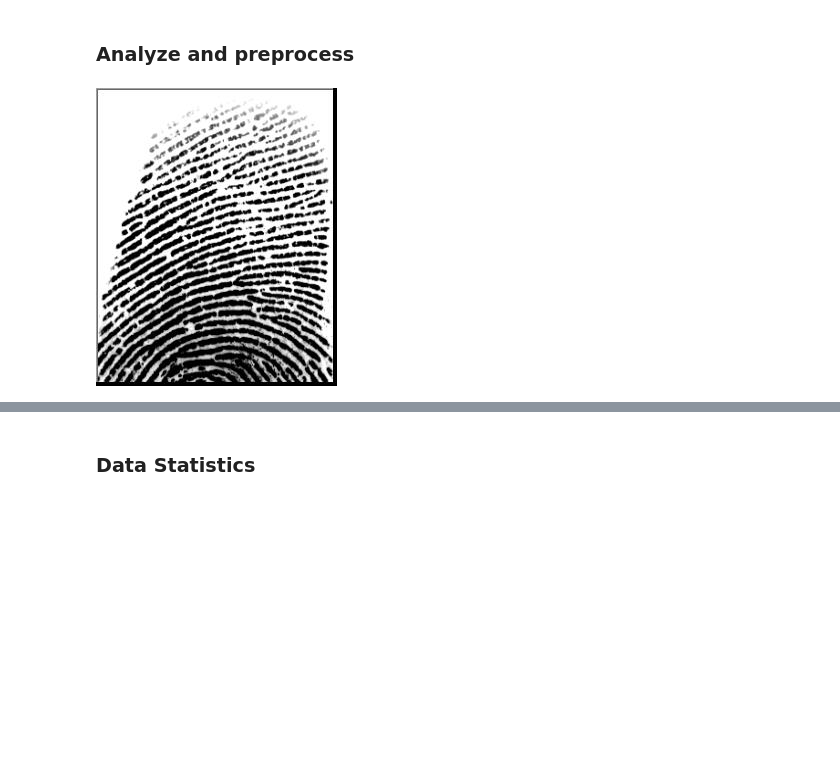
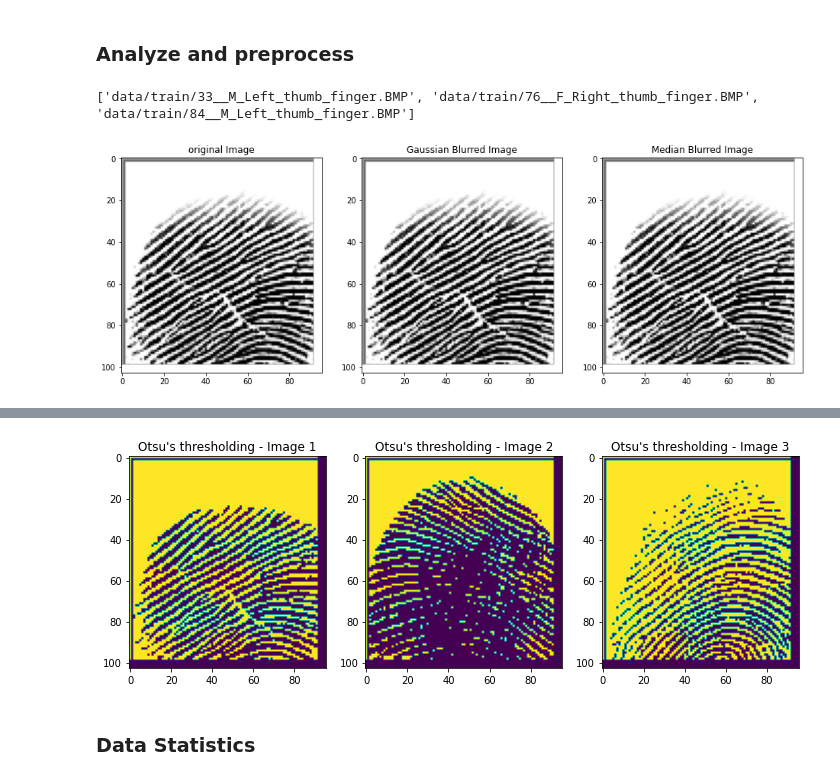
Before and after one commit to CreaTorAlexander/Project-Multimedia-Retrieval, a Jupyter notebook: fingerprint_project.ipynb, the cells around one changed output, grey strips where cells are left out. Saved outputs shown, nothing was run; the diff lists cells and outputs as text; code cells hidden in the pictures; blank space fills up the shorter version.

```diff
--- a/fingerprint_project.ipynb
+++ b/fingerprint_project.ipynb
@@ -191,20 +222,83 @@ Here you perform preprocessing on your data. You have to clean it, select approp
 # TODO: ...perform preprocessing, just as cleaning, image augmentation, grayscale adaption, etc...
 # for i in range(0, len(x_train)):
 
-img = cv2.imread(fp1.filename, 0)
+
+# displaying some random images
+random.seed(42)
+
+r = random.randint(0,len(x_train))
+display_list = x_train[r:r+3]
+
+# Image Transforms
+# Image Smoothening
+# Thresholding
+# Edge Detection
+
+image1 = imageio.imread(display_list[0])
+image2 = imageio.imread(display_list[1])
+image3 = imageio.imread(display_list[2])
+
+gauss_blur = cv2.GaussianBlur(image1,(1,1),0)
+median_blur = cv2.medianBlur(image1,1)
+
+
+fig, axes = plt.subplots(1,3,figsize = (16,16));
+axes[0].set_title("original Image");
+axes[0].imshow(image1);
+axes[1].set_title("Gaussian Blurred Image");
+axes[1].imshow(gauss_blur);
+axes[2].set_title("Median Blurred Image");
+axes[2].imshow(median_blur);
+
+
+# convert the file item to a string
+
+str_list = []
+for i in range(0, len(display_list)):
+    str_list.append(str(display_list[i]))
+
+print(str_list)
+
+
+
+# Adaptive thresholding from OpenCV library - better than Mean Thresholding
+
+img1 = cv2.imread(str_list[0],0)
+img2 = cv2.imread(str_list[1],0)
+img3 = cv2.imread(str_list[2],0)
+
+# Otsu's thresholding
+ret1,th1 = cv2.threshold(img1,0,255,cv2.THRESH_BINARY+cv2.THRESH_OTSU)
+ret2,th2 = cv2.threshold(img2,0,255,cv2.THRESH_BINARY+cv2.THRESH_OTSU)
+ret3,th3 = cv2.threshold(img3,0,255,cv2.THRESH_BINARY+cv2.THRESH_OTSU)
+
+fig, axes = plt.subplots(1,3,figsize = (12,12));
+axes[0].set_title("Otsu's thresholding - Image 1");
+axes[0].imshow(th1);
+axes[1].set_title("Otsu's thresholding - Image 2");
+axes[1].imshow(th2);
+axes[2].set_title("Otsu's thresholding - Image 3");
+axes[2].imshow(th3);
+
+
+
+
+# with library
+
+# img = cv2.imread(fp1.filename, 0)
 # Uses oriented gabor filter bank to enhance the fingerprint image.
 # The orientation of the gabor filters is decided by the orientation of ridges in the input image.
 # read input image
 
-out = fingerprint_enhancer.enhance_Fingerprint(img)		# enhance the fingerprint image
+# out = fingerprint_enhancer.enhance_Fingerprint(img)		# enhance the fingerprint image
 
-cv2.imshow('enhanced_image', out);					# display the result
+# cv2.imshow('enhanced_image', out);					# display the result
 
 # fp2 = Image.open(out)
 # display(fp2)
 # to interrupt go in the window and press any key
 
-cv2.waitKey(0)
+# cv2.waitKey(0)
 
 # program convolution from slides to show effort
 # edge detection with 2D convolution from slides
@@ -245,32 +339,36 @@ def edge_detector(image, kernel, padding=0, strides=1):
     for y in range(image.shape[1]):
         # Exit Convolution
         if y > image.shape[1] - yKernShape:
             break
         # Only Convolve if y has gone down by the specified Strides
         if y % strides == 0:
             for x in range(image.shape[0]):
                 # Go to next row once kernel is out of bounds
                 if x > image.shape[0] - xKernShape:
                     break
                 try:
                     # Only Convolve if x has moved by the specified Strides
                     if x % strides == 0:
                         output[x, y] = (kernel * imagePadded[x: x + xKernShape, y: y + yKernShape]).sum()
                 except:
                     break
 
     return output
 
-# testing the edge detector
+
+
+# Apply the edge_detector on the output
+#
 
 # Edge Detection Kernel
 kernel = np.array([[-1, -1, -1], [-1, 8, -1], [-1, -1, -1]])
 
 img = greyscale_image(fp1.filename)
 
 output = edge_detector(img, kernel, padding=2)
 
     # cv2.imshow("Edges-Detected",output)
     # cv2.waitKey(0)
 # %% [output]
+['data/train/33__M_Left_thumb_finger.BMP', 'data/train/76__F_Right_thumb_finger.BMP', 'data/train/84__M_Left_thumb_finger.BMP']
-[figure, old version]
+[figure, new version]
@@ -284,3 +375,4 @@ output = edge_detector(img, kernel, padding=2)
+[figure, added]
 # %% [markdown]
 ### Data Statistics
 # %%
```
Also changed, not shown: parts of 4 cells of this notebook.
